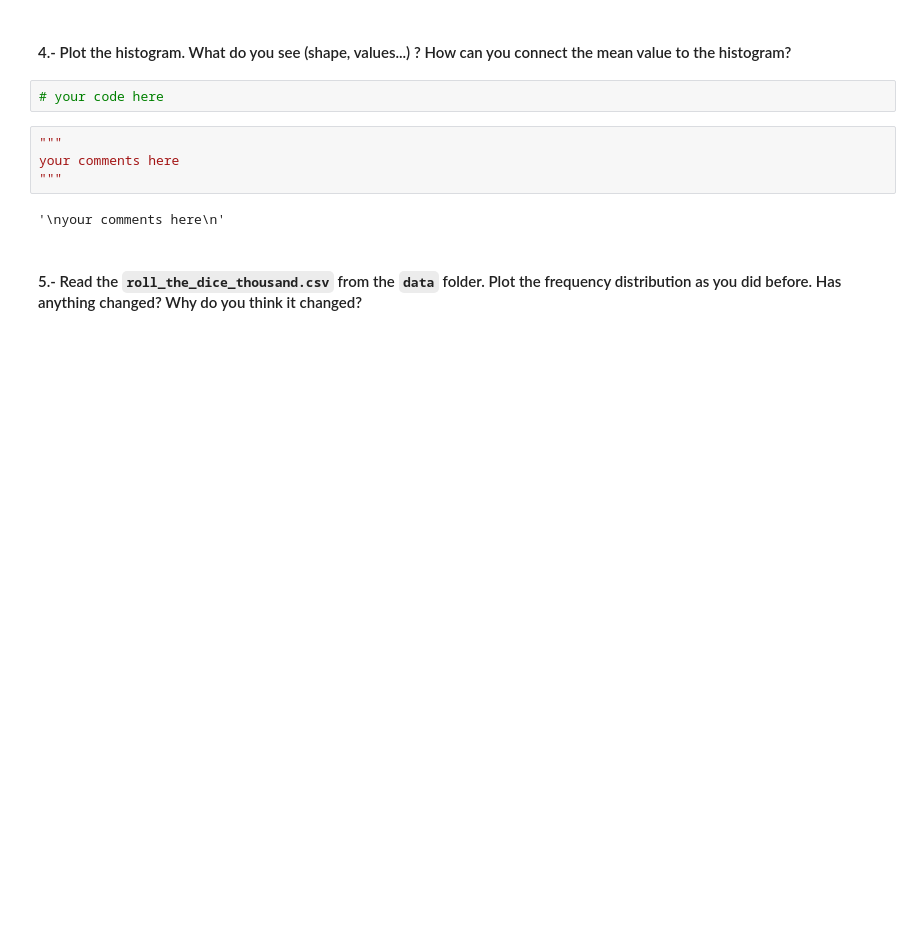
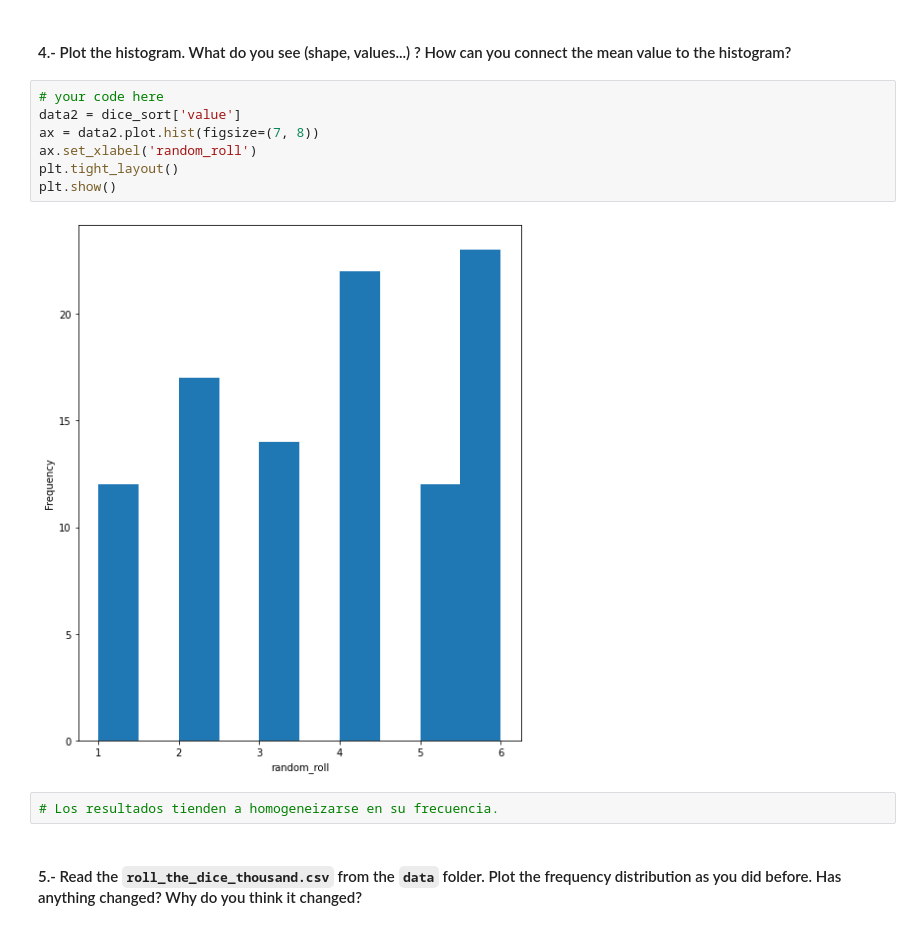
Before and after one commit to javiergispert/dataptmad0522_labs, a Jupyter notebook: module-2/understanding-descriptive-stats/your-code/main.ipynb, the cells around one changed output. Saved outputs shown, nothing was run; the diff lists cells and outputs as text; blank space fills up the shorter version.

```diff
--- a/module-2/understanding-descriptive-stats/your-code/main.ipynb
+++ b/module-2/understanding-descriptive-stats/your-code/main.ipynb
@@ -219,13 +316,16 @@ your comments here
 # %% [markdown]
 #### 4.- Plot the histogram. What do you see (shape, values...) ? How can you connect the mean value to the histogram?
-# %%
-# your code here
-# %%
-"""
-your comments here
-"""
-# %% [output]
-'\nyour comments here\n'
+# %%
+# your code here
+data2 = dice_sort['value']
+ax = data2.plot.hist(figsize=(7, 8))
+ax.set_xlabel('random_roll')
+plt.tight_layout()
+plt.show()
+# %% [output]
+[figure, added]
+# %%
+# Los resultados tienden a homogeneizarse en su frecuencia.
 # %% [markdown]
 #### 5.- Read the `roll_the_dice_thousand.csv` from the `data` folder. Plot the frequency distribution as you did before. Has anything changed? Why do you think it changed?
 # %%
```
Also changed, not shown: parts of 68 cells of this notebook.
